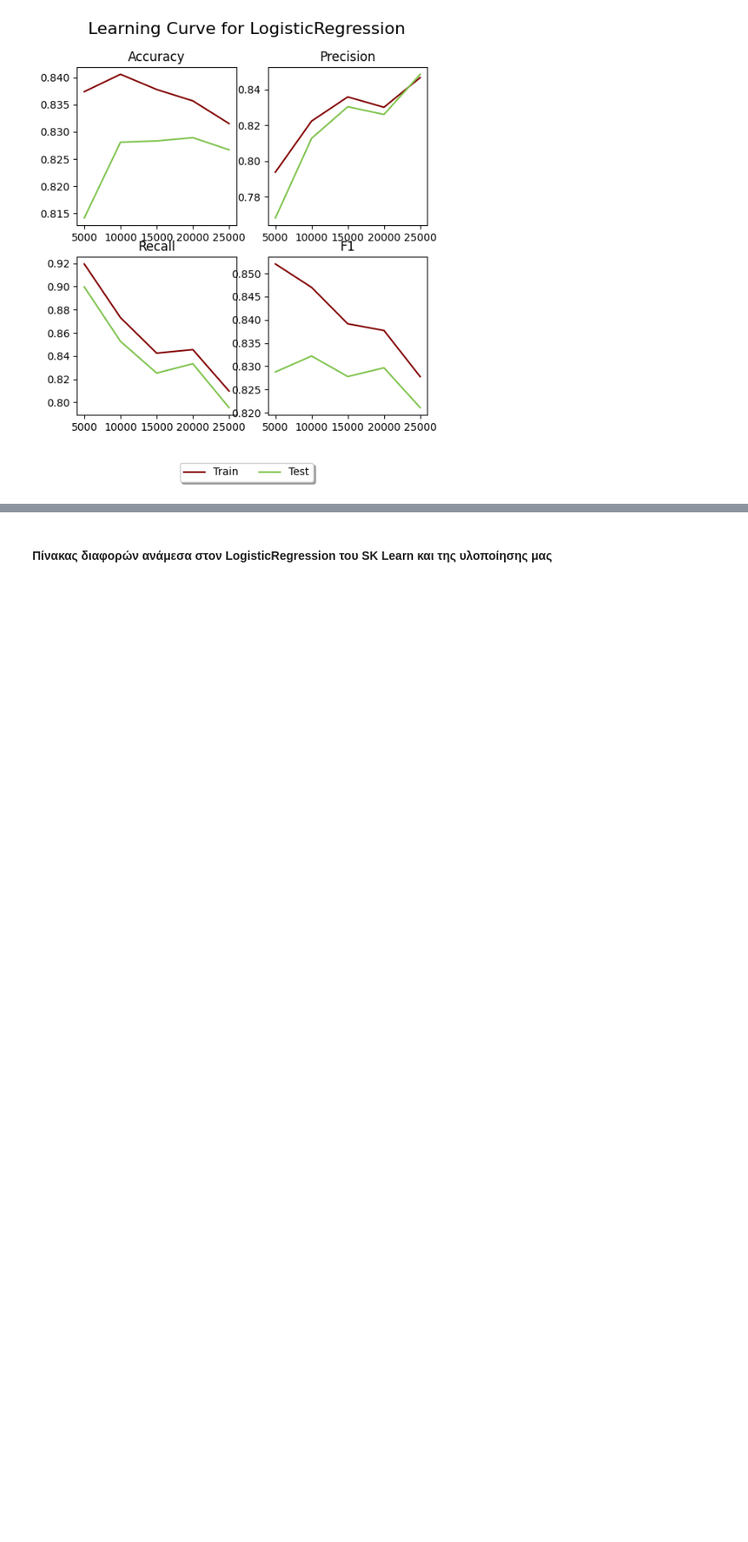
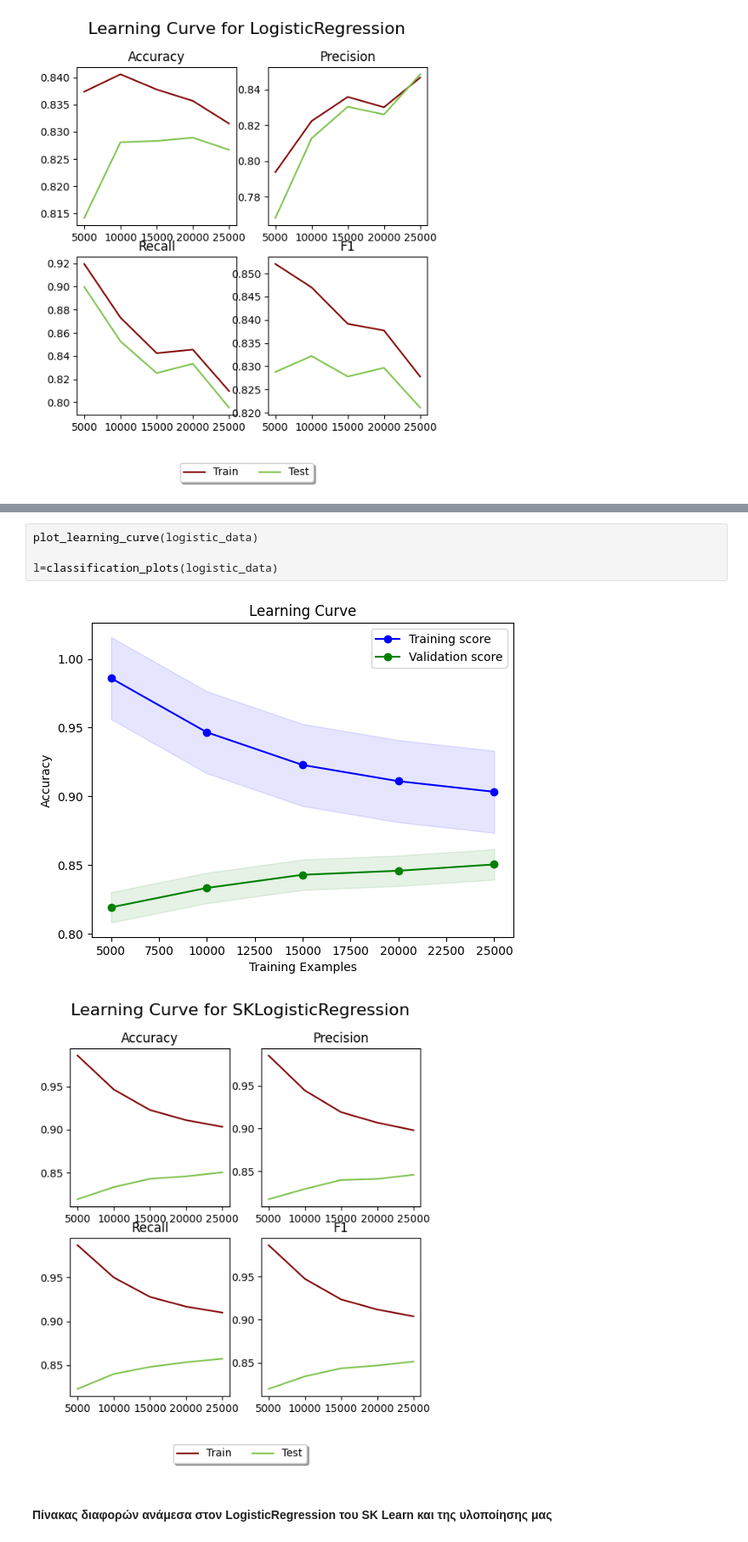
Before and after one commit to MariaSchoinaki/Imdb-classification-ML, a Jupyter notebook: src/LogisticRegression.ipynb, the cells around one changed output, grey strips where cells are left out. Shown: that part at 85% size. Saved outputs shown, nothing was run; the diff lists cells and outputs as text; blank space fills up the shorter version.

```diff
--- a/src/LogisticRegression.ipynb
+++ b/src/LogisticRegression.ipynb
@@ -234,3 +253,10 @@ plot = classification_plots(data)
+# %%
+plot_learning_curve(logistic_data)
+
+l=classification_plots(logistic_data)
+# %% [output]
+[figure, added]
+[figure, added]
 # %% [markdown]
 #### Πίνακας διαφορών ανάμεσα στον LogisticRegression του SK Learn και της υλοποίησης μας
 # %%
```
Also changed, not shown: parts of 7 cells of this notebook.
